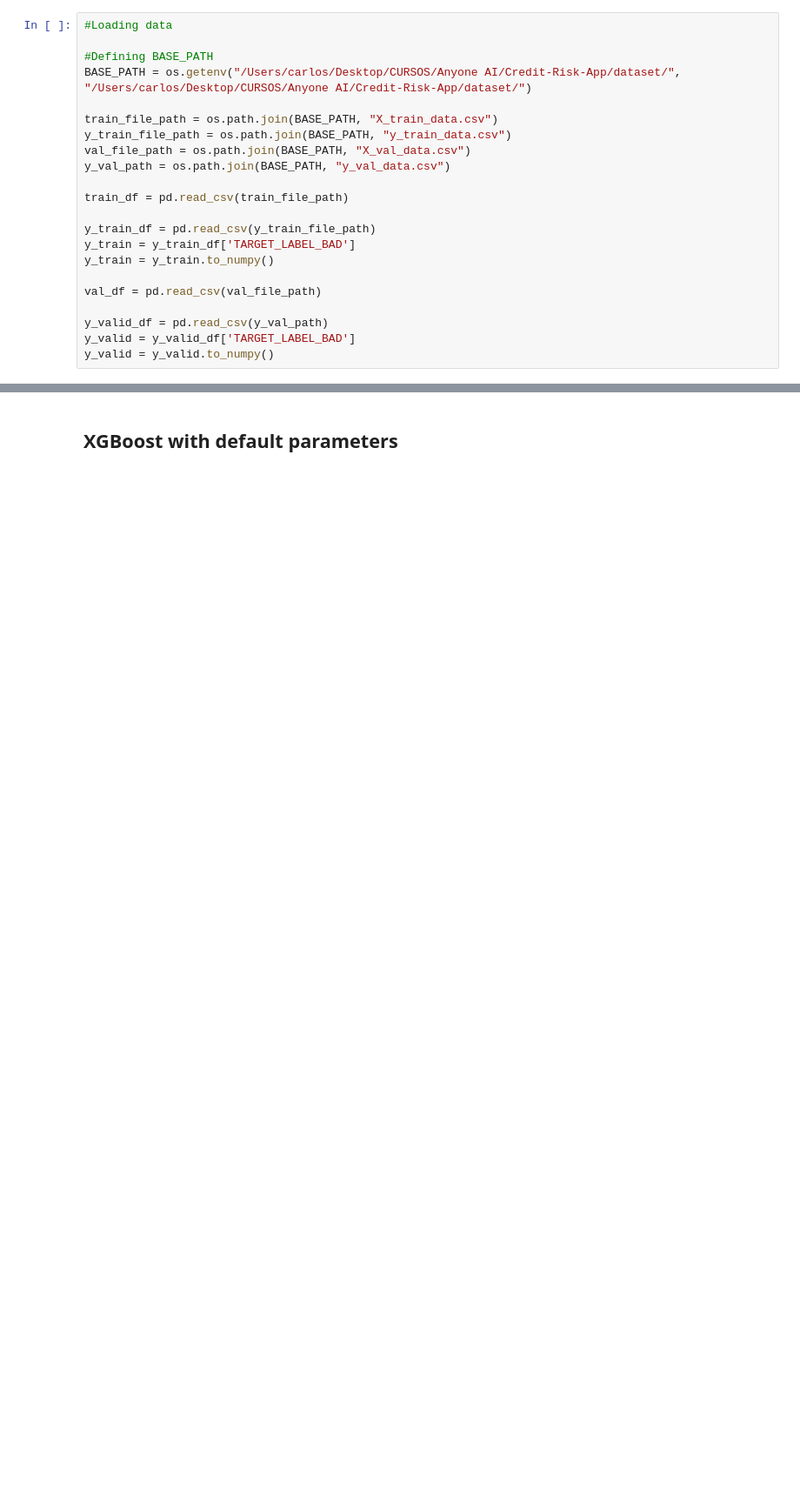
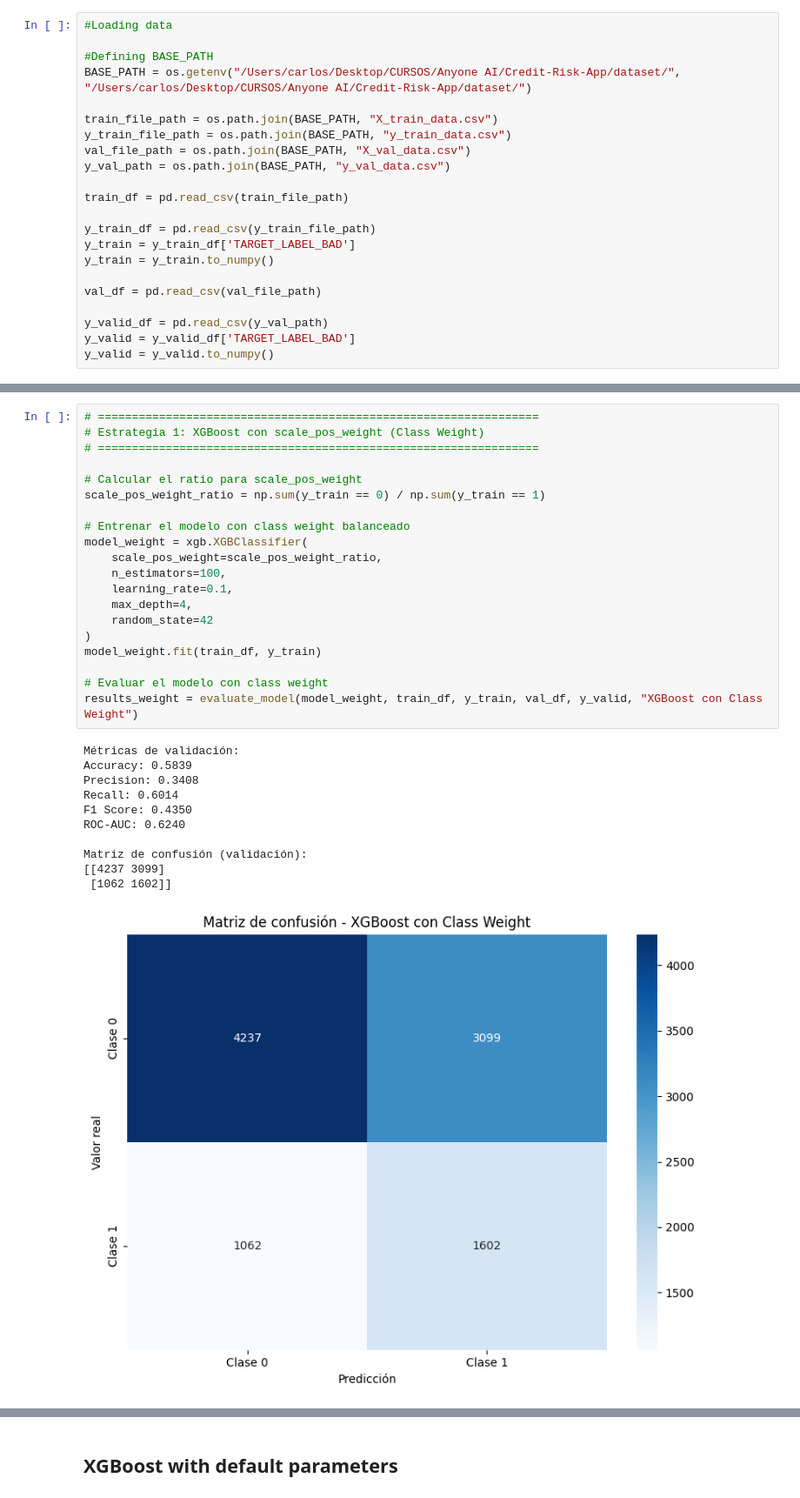
Before and after one commit to joelsolaeche/credit-risk-app, a Jupyter notebook: notebooks/xgboost_model.ipynb, the cells around one changed output, grey strips where cells are left out. Shown: that part at 87% size. Saved outputs shown, nothing was run; the diff lists cells and outputs as text; blank space fills up the shorter version.

Commit message:
Changes to xgboost notebook

```diff
--- a/notebooks/xgboost_model.ipynb
+++ b/notebooks/xgboost_model.ipynb
@@ -37,0 +91,32 @@ XGBoost incluye su propia clase para almacenar conjuntos de datos, llamada DMatr
+# %%
+# =================================================================
+# Estrategia 1: XGBoost con scale_pos_weight (Class Weight)
+# =================================================================
+
+# Calcular el ratio para scale_pos_weight
+scale_pos_weight_ratio = np.sum(y_train == 0) / np.sum(y_train == 1)
+
+# Entrenar el modelo con class weight balanceado
+model_weight = xgb.XGBClassifier(
+    scale_pos_weight=scale_pos_weight_ratio,
+    n_estimators=100,
+    learning_rate=0.1,
+    max_depth=4,
+    random_state=42
+)
+model_weight.fit(train_df, y_train)
+
+# Evaluar el modelo con class weight
+results_weight = evaluate_model(model_weight, train_df, y_train, val_df, y_valid, "XGBoost con Class Weight")
+# %% [output]
+Métricas de validación:
+Accuracy: 0.5839
+Precision: 0.3408
+Recall: 0.6014
+F1 Score: 0.4350
+ROC-AUC: 0.6240
+
+Matriz de confusión (validación):
+[[4237 3099]
+ [1062 1602]]
+[figure, added]
```
Also changed, not shown: parts of 18 cells of this notebook, 2 other files.
